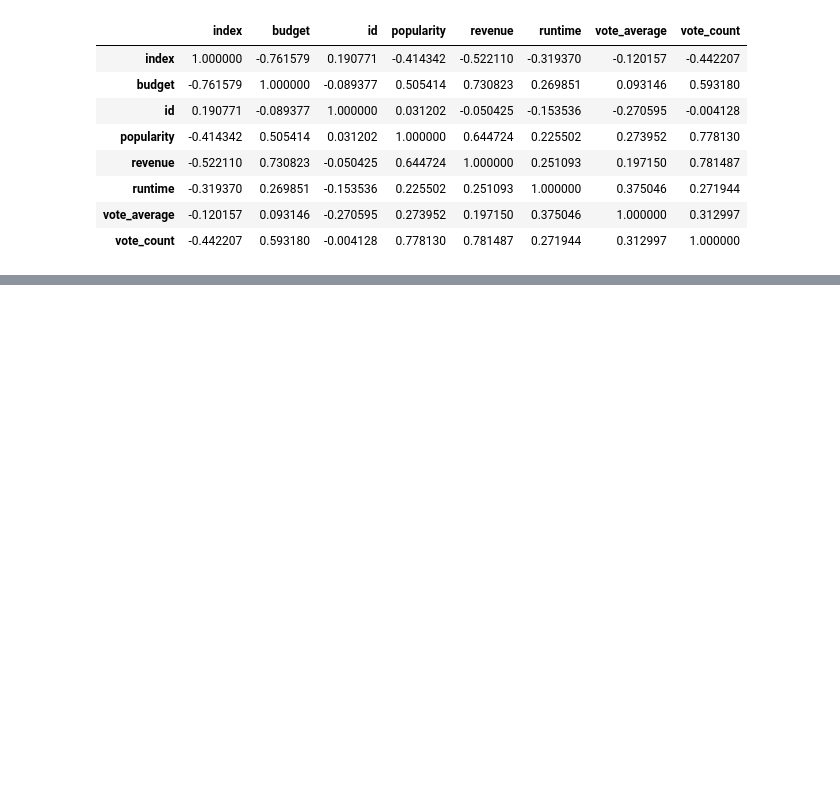
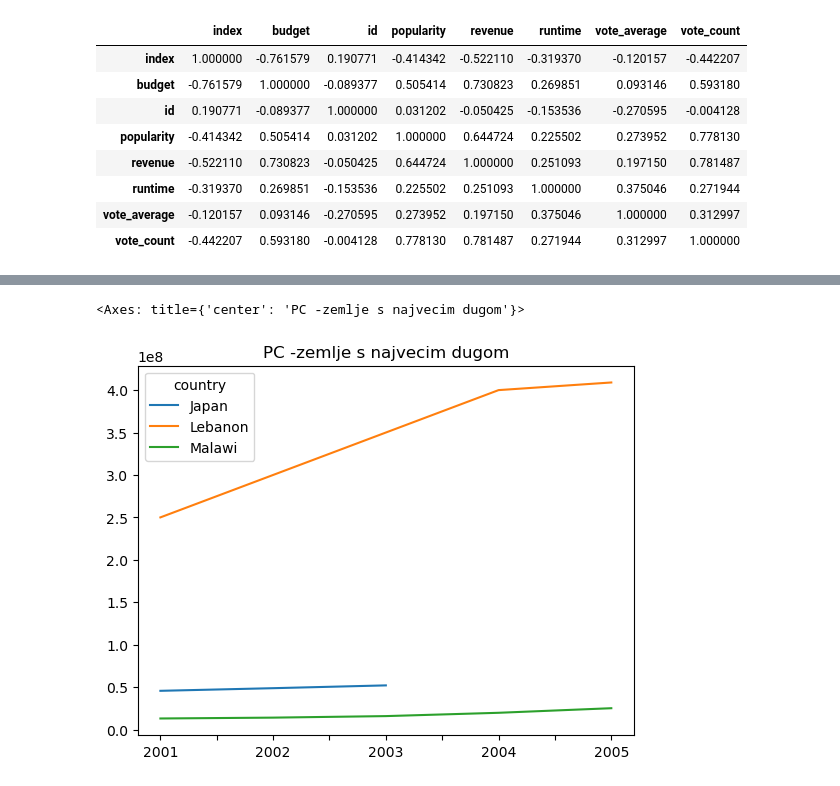
Before and after one commit to nparadina/AlgebraDS, a Jupyter notebook: vjezbanje_prezentacije.ipynb, the cells around one changed output, grey strips where cells are left out. Cells and saved outputs as stored; diff of their text form; code cells hidden in the pictures; blank space fills up the shorter version.

```diff
--- a/vjezbanje_prezentacije.ipynb
+++ b/vjezbanje_prezentacije.ipynb
@@ -78,0 +203,3 @@ NameError: name 'country' is not defined
+# %%
+pc_data_5_years=pc_data[["country","2001","2002", "2003","2004","2005"]]
+pc_data_5_years
@@ -78,0 +260,6 @@ NameError: name 'country' is not defined
+# %%
+pc_data_5_years_top5=pc_data_5_years[pc_data_5_years['country'].isin( ['Hong Kong','Tanzania', 'Estonia'] )]
+pc_data_5_years_bottom5=pc_data_5_years[pc_data_5_years['country'].isin( ['Japan','Lebanon', 'Malawi'] )]
+
+pc_data_5_years_top5_unemployment=pc_data_5_years[pc_data_5_years['country'].isin( ['Hong Uzbekistan','Azerbaijan', 'Thailand'] )]
+pc_data_5_years_bottom5_unemployment=pc_data_5_years[pc_data_5_years['country'].isin( ['Senegal','Zambia', 'Zimbabwe'] )]
@@ -78,0 +305,5 @@ NameError: name 'country' is not defined
+# %%
+pc_data_5_years_bottom5_1=pc_data_5_years_bottom5.copy()
+pc_data_5_years_bottom5_1[["2001","2002", "2003","2004","2005"]]=pc_data_5_years_bottom5[["2001","2002", "2003","2004","2005"]].apply(lambda col: col.str.replace(r'(?i)^(\d+\.?\d+)k$',lambda m: str(float(m.group(1)) * 1_000_000),regex=True))
+pc_data_5_years_bottom5_1[["2001","2002", "2003","2004","2005"]]=pc_data_5_years_bottom5_1[["2001","2002", "2003","2004","2005"]].apply(lambda col: col.str.replace(r'(?i)^(\d+\.?\d+)M$',lambda m: str(float(m.group(1)) * 1_000_000),regex=True))
+pc_data_5_years_bottom5_1[["2001","2002", "2003","2004","2005"]]=pc_data_5_years_bottom5_1[["2001","2002", "2003","2004","2005"]].astype("Float32")
@@ -113,0 +357,5 @@ TypeError: no numeric data to plot
+# %%
+pc_data_5_years_bottom5_1.set_index(pc_data_5_years_bottom5_1["country"], inplace=True)
+pc_data_5_years_bottom5_1=pc_data_5_years_bottom5_1.drop(columns="country")
+pc_data_5_years_bottom5_1=pc_data_5_years_bottom5_1.transpose()
+pc_data_5_years_bottom5_1
@@ -113,0 +369,5 @@ TypeError: no numeric data to plot
+# %%
+pc_data_5_years_bottom5_1.plot(title="PC -zemlje s najvecim dugom")
+# %% [output]
+<Axes: title={'center': 'PC -zemlje s najvecim dugom'}>
+[figure, added]
```
Also changed, not shown: parts of 41 cells of this notebook, 1 other file.
